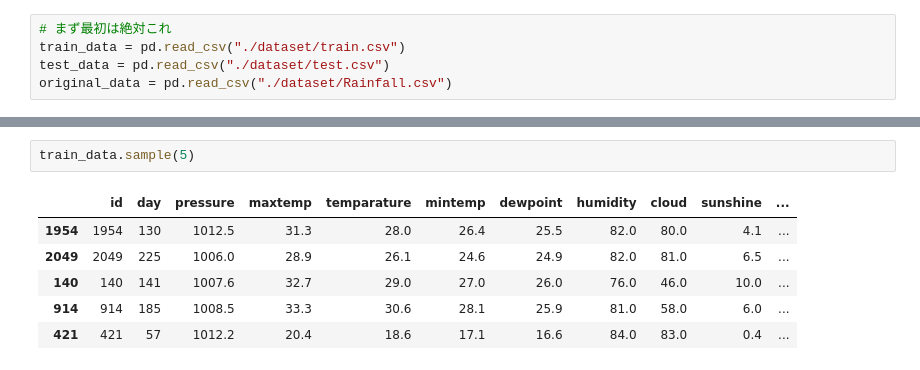
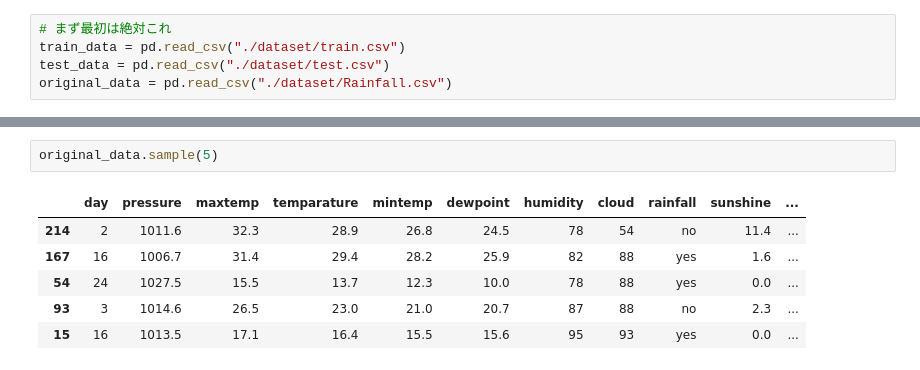
Before and after one commit to nakakonakako/kaggle, a Jupyter notebook: rainfall/rainfall.ipynb, the cells around one changed output, grey strips where cells are left out. Saved outputs shown, nothing was run; the diff lists cells and outputs as text.

```diff
--- a/rainfall/rainfall.ipynb
+++ b/rainfall/rainfall.ipynb
@@ -30,9 +40,9 @@ original_data = pd.read_csv("./dataset/Rainfall.csv")
 # %%
-train_data.sample(5)
+original_data.sample(5)
 # %% [output]
-|  | id | day | pressure | maxtemp | temparature | mintemp | dewpoint | humidity | cloud | sunshine | ... |
-| 1954 | 1954 | 130 | 1012.5 | 31.3 | 28.0 | 26.4 | 25.5 | 82.0 | 80.0 | 4.1 | ... |
-| 2049 | 2049 | 225 | 1006.0 | 28.9 | 26.1 | 24.6 | 24.9 | 82.0 | 81.0 | 6.5 | ... |
-| 140 | 140 | 141 | 1007.6 | 32.7 | 29.0 | 27.0 | 26.0 | 76.0 | 46.0 | 10.0 | ... |
-| 914 | 914 | 185 | 1008.5 | 33.3 | 30.6 | 28.1 | 25.9 | 81.0 | 58.0 | 6.0 | ... |
-| 421 | 421 | 57 | 1012.2 | 20.4 | 18.6 | 17.1 | 16.6 | 84.0 | 83.0 | 0.4 | ... |
+|  | day | pressure | maxtemp | temparature | mintemp | dewpoint | humidity | cloud | rainfall | sunshine | ... |
+| 214 | 2 | 1011.6 | 32.3 | 28.9 | 26.8 | 24.5 | 78 | 54 | no | 11.4 | ... |
+| 167 | 16 | 1006.7 | 31.4 | 29.4 | 28.2 | 25.9 | 82 | 88 | yes | 1.6 | ... |
+| 54 | 24 | 1027.5 | 15.5 | 13.7 | 12.3 | 10.0 | 78 | 88 | yes | 0.0 | ... |
+| 93 | 3 | 1014.6 | 26.5 | 23.0 | 21.0 | 20.7 | 87 | 88 | no | 2.3 | ... |
+| 15 | 16 | 1013.5 | 17.1 | 16.4 | 15.5 | 15.6 | 95 | 93 | yes | 0.0 | ... |
```
Also changed, not shown: parts of 11 cells of this notebook.
